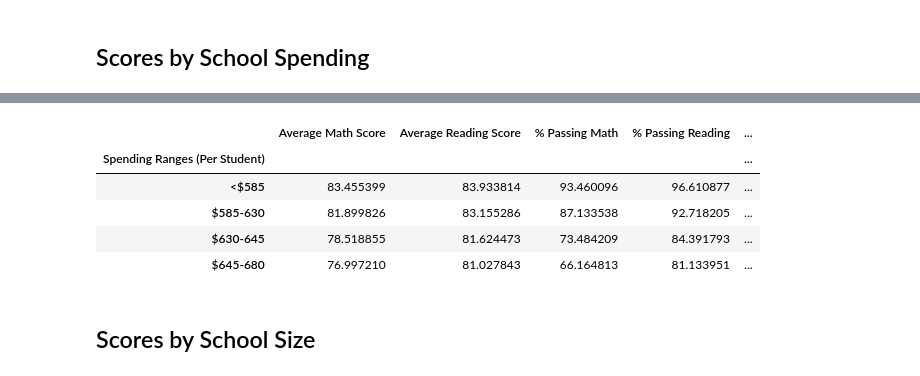
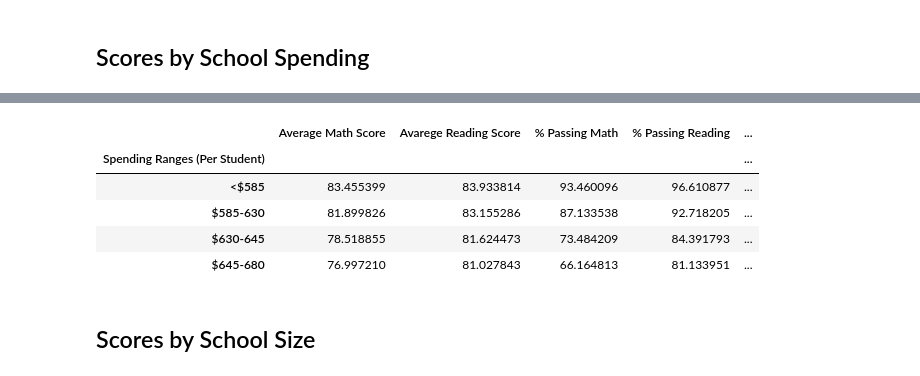
Before and after one commit to Jherza-X/pandas-challenge, a Jupyter notebook: PyCitySchools/PyCitySchools_starter.ipynb, the cells around one changed output, grey strips where cells are left out. Saved outputs shown, nothing was run; the diff lists cells and outputs as text; code cells hidden in the pictures.

```diff
--- a/PyCitySchools/PyCitySchools_starter.ipynb
+++ b/PyCitySchools/PyCitySchools_starter.ipynb
@@ -642,7 +649,3 @@ labels = ["<$585", "$585-630", "$630-645", "$645-680"]
 # %%
 # Create a copy of the school summary since it has the "Per Student Budget"
 school_spending_df = per_school_summary.copy()
-# %%
-# Use `pd.cut` to categorize spending based on the bins.
-school_spending_df["Spending Ranges (Per Student)"] =
-school_spending_df
@@ -665,0 +652,11 @@ school_spending_df
+# %%
+# Use `pd.cut` to categorize spending based on the bins.
+# Remove the dollar sign ('$') from the column and then convert to float
+school_spending_df["Per Student Budget"] = pd.to_numeric(school_spending_df["Per Student Budget"].str.replace('$', ''), errors='coerce')
+#school_spending_df["Per Student Budget"]
+# Convert the "Per Student Budget" column to a numeric data type (float)
+#school_spending_df["Per Student Budget"] = pd.to_numeric(school_spending_df["Per Student Budget"], errors='coerce')
+school_spending_df["Spending Ranges (Per Student)"] = pd.cut(school_spending_df["Per Student Budget"], spending_bins, labels=labels, include_lowest=True)
+# Add the dollar sign ('$') back to the column
+school_spending_df["Per Student Budget"] = '$' + school_spending_df["Per Student Budget"].astype(str)
+school_spending_df
@@ -666,18 +681,24 @@ school_spending_df
 # %%
 #  Calculate averages for the desired columns.
-spending_math_scores = school_spending_df.groupby(["Spending Ranges (Per Student)"])["Average Math Score"].mean()
-spending_reading_scores = school_spending_df.groupby(["Spending Ranges (Per Student)"])["Average Reading Score"].mean()
+spending_math_scores = school_spending_df.groupby(["Spending Ranges (Per Student)"])["Average Math Test Score"].mean()
+spending_reading_scores = school_spending_df.groupby(["Spending Ranges (Per Student)"])["Average Reading Test Score"].mean()
 spending_passing_math = school_spending_df.groupby(["Spending Ranges (Per Student)"])["% Passing Math"].mean()
 spending_passing_reading = school_spending_df.groupby(["Spending Ranges (Per Student)"])["% Passing Reading"].mean()
 overall_passing_spending = school_spending_df.groupby(["Spending Ranges (Per Student)"])["% Overall Passing"].mean()
 # %%
 # Assemble into DataFrame
-spending_summary =
+spending_summary = pd.DataFrame({
+                            'Average Math Score': spending_math_scores,
+                            'Avarege Reading Score': spending_reading_scores,
+                            '% Passing Math': spending_passing_math,
+                            '% Passing Reading': spending_passing_reading,
+                            '% Overall Passing': overall_passing_spending
+                            })
 
 # Display results
 spending_summary
 # %% [output]
-|  | Average Math Score | Average Reading Score | % Passing Math | % Passing Reading | ... |
+|  | Average Math Score | Avarege Reading Score | % Passing Math | % Passing Reading | ... |
 | Spending Ranges (Per Student) |  |  |  |  | ... |
 | <$585 | 83.455399 | 83.933814 | 93.460096 | 96.610877 | ... |
 | $585-630 | 81.899826 | 83.155286 | 87.133538 | 92.718205 | ... |
```
Also changed, not shown: parts of 9 cells of this notebook.
